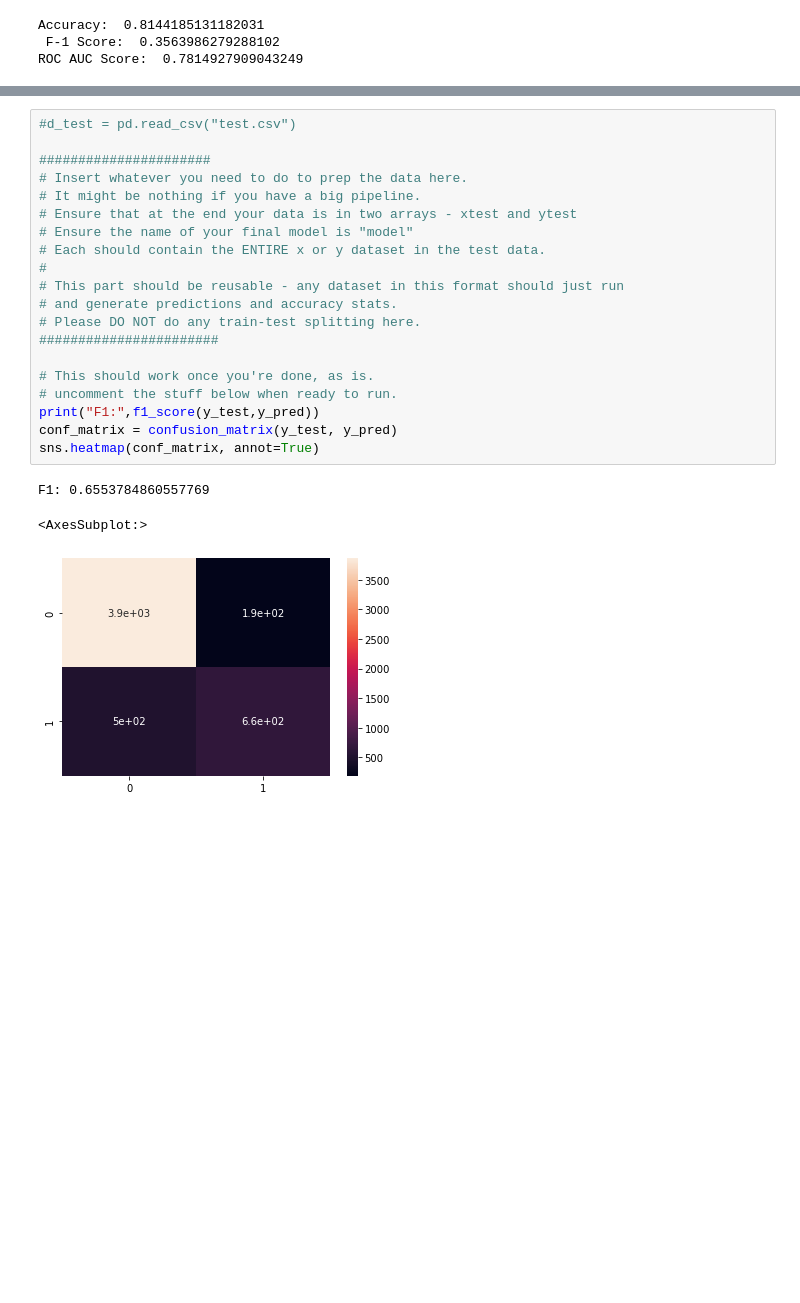
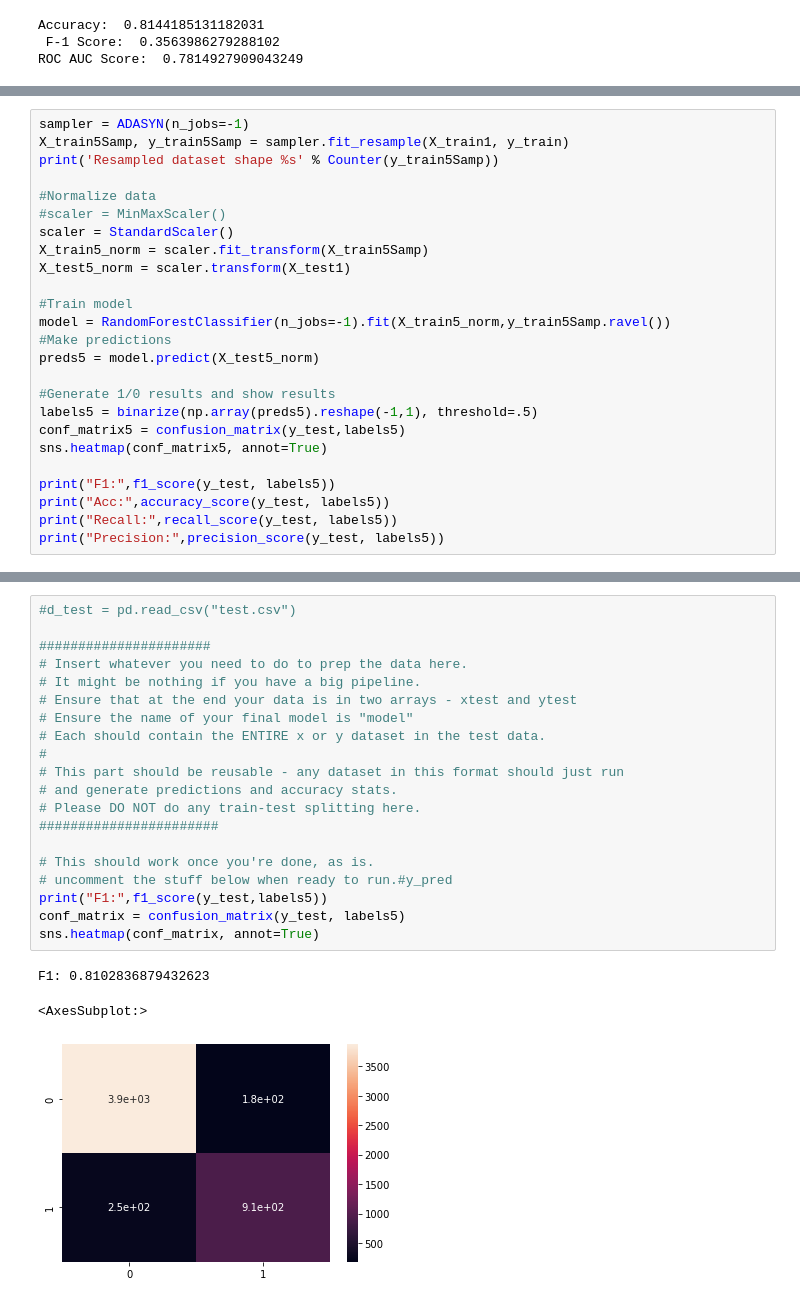
Before and after one commit to SidhST12/BSIP_Assignment_4_Students, a Jupyter notebook: asn4_start.ipynb, the cells around one changed output, grey strips where cells are left out. Cells and saved outputs as stored; diff of their text form; blank space fills up the shorter version.

```diff
--- a/asn4_start.ipynb
+++ b/asn4_start.ipynb
@@ -609,0 +623,25 @@ ROC AUC Score:  0.7814927909043249
+# %%
+sampler = ADASYN(n_jobs=-1)
+X_train5Samp, y_train5Samp = sampler.fit_resample(X_train1, y_train)
+print('Resampled dataset shape %s' % Counter(y_train5Samp))
+
+#Normalize data
+#scaler = MinMaxScaler()
+scaler = StandardScaler()
+X_train5_norm = scaler.fit_transform(X_train5Samp)
+X_test5_norm = scaler.transform(X_test1)
+
+#Train model
+model = RandomForestClassifier(n_jobs=-1).fit(X_train5_norm,y_train5Samp.ravel())
+#Make predictions
+preds5 = model.predict(X_test5_norm)
+
+#Generate 1/0 results and show results
+labels5 = binarize(np.array(preds5).reshape(-1,1), threshold=.5)
+conf_matrix5 = confusion_matrix(y_test,labels5)
+sns.heatmap(conf_matrix5, annot=True)
+
+print("F1:",f1_score(y_test, labels5))
+print("Acc:",accuracy_score(y_test, labels5))
+print("Recall:",recall_score(y_test, labels5))
+print("Precision:",precision_score(y_test, labels5))
@@ -610,24 +655,24 @@ ROC AUC Score:  0.7814927909043249
 # %%
 #d_test = pd.read_csv("test.csv")
 
 ######################
 # Insert whatever you need to do to prep the data here.
 # It might be nothing if you have a big pipeline.
 # Ensure that at the end your data is in two arrays - xtest and ytest
 # Ensure the name of your final model is "model"
 # Each should contain the ENTIRE x or y dataset in the test data.
 #
 # This part should be reusable - any dataset in this format should just run
 # and generate predictions and accuracy stats.
 # Please DO NOT do any train-test splitting here.
 #######################
 
 # This should work once you're done, as is.
-# uncomment the stuff below when ready to run.
-print("F1:",f1_score(y_test,y_pred))
-conf_matrix = confusion_matrix(y_test, y_pred)
+# uncomment the stuff below when ready to run.#y_pred
+print("F1:",f1_score(y_test,labels5))
+conf_matrix = confusion_matrix(y_test, labels5)
 sns.heatmap(conf_matrix, annot=True)
 # %% [output]
-F1: 0.6553784860557769
+F1: 0.8102836879432623
 <AxesSubplot:>
-[figure, old version]
+[figure, new version]
```
Also changed, not shown: parts of 3 cells of this notebook.
